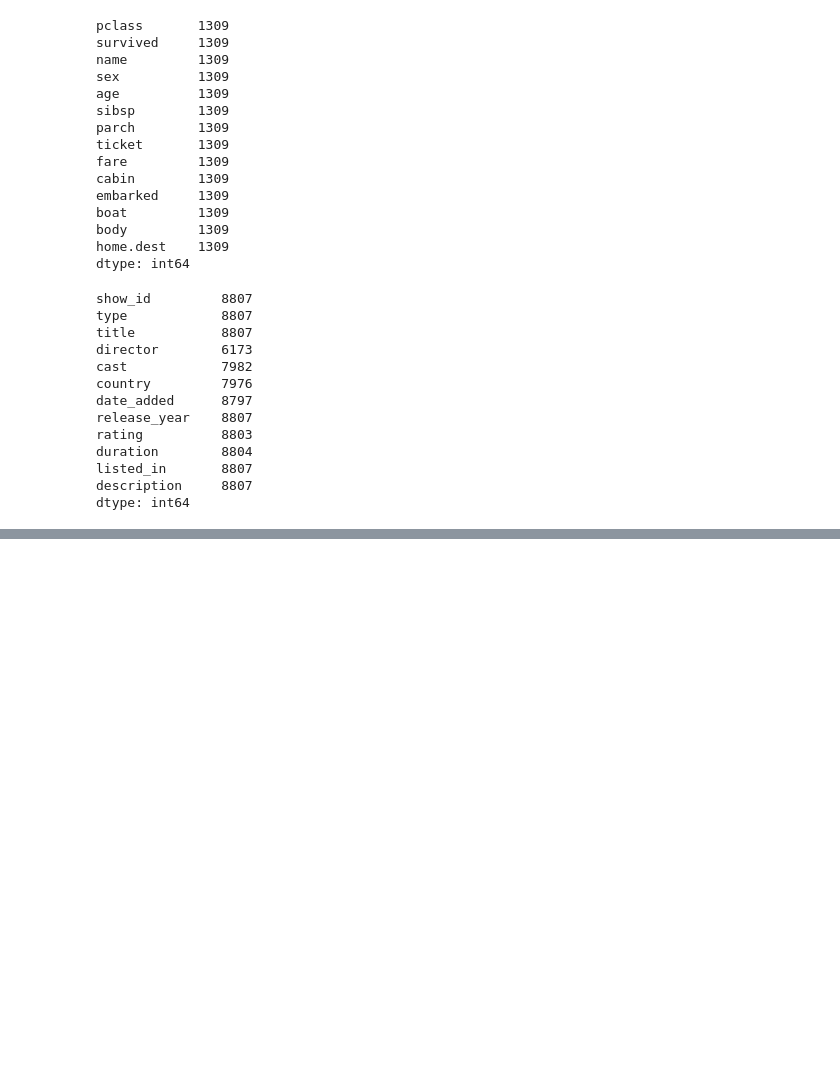
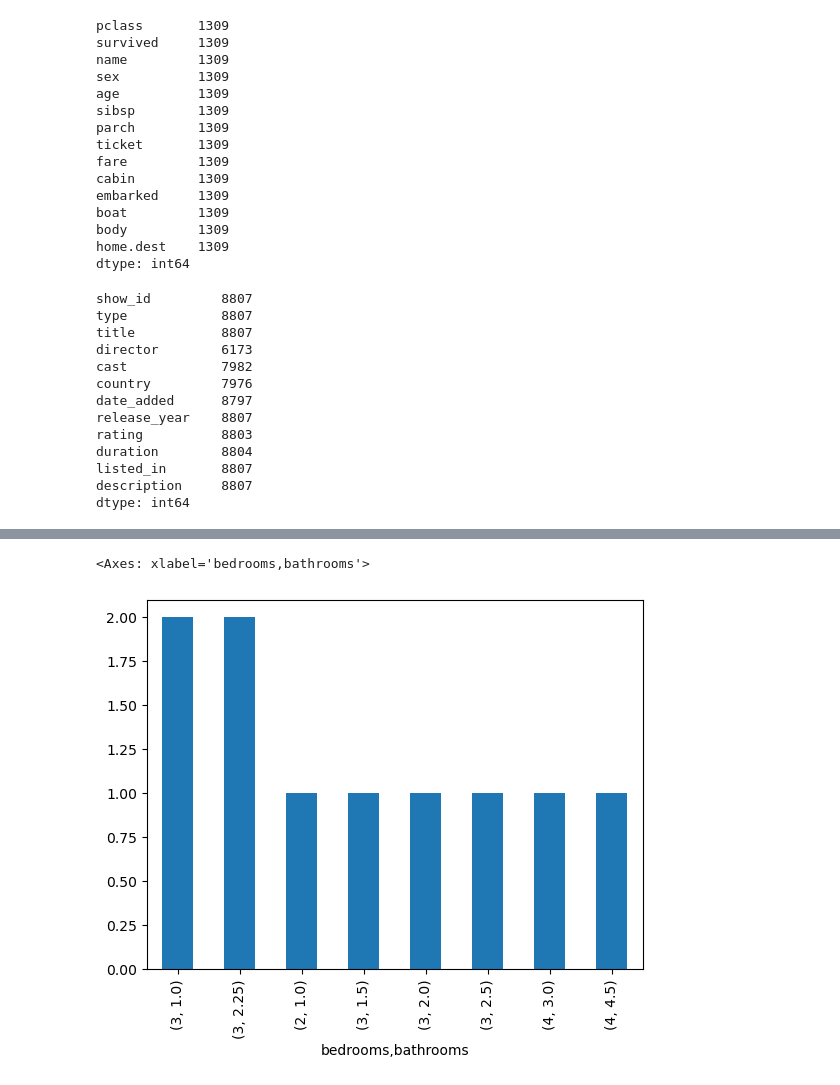
Before and after one commit to trudova/python-projects, a Jupyter notebook: pandas/first.ipynb, the cells around one changed output, grey strips where cells are left out. Saved outputs shown, nothing was run; the diff lists cells and outputs as text; code cells hidden in the pictures; blank space fills up the shorter version.

```diff
--- a/pandas/first.ipynb
+++ b/pandas/first.ipynb
@@ -368,0 +775,5 @@ dtype: int64
+# %%
+housing[[ 'bedrooms', 'bathrooms']].head(10).value_counts().plot(kind = 'bar')
+# %% [output]
+<Axes: xlabel='bedrooms,bathrooms'>
+[figure, added]
```
Also changed, not shown: parts of 40 cells of this notebook.
